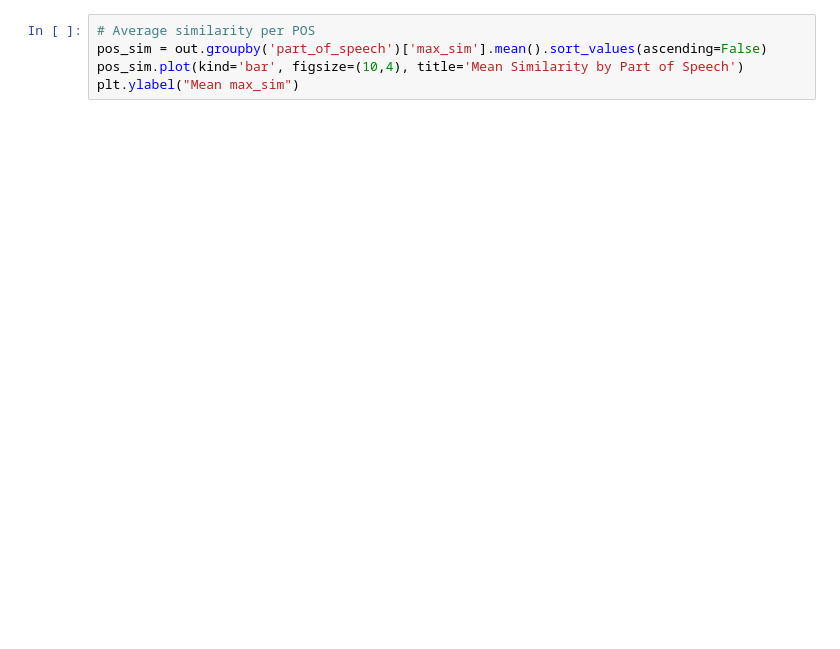
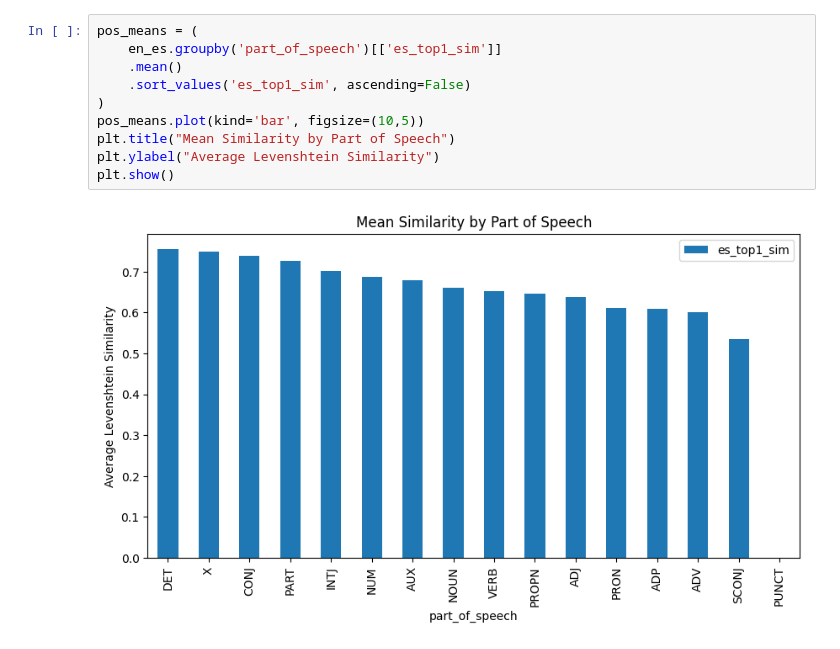
Before and after one commit to Erdos-Projects/fall-2025-developmental-norms-and-language-acquisition, a Jupyter notebook: 01_word_similarities.ipynb, the cells around one changed output. Cells and saved outputs as stored; diff of their text form; blank space fills up the shorter version.

```diff
--- a/01_word_similarities.ipynb
+++ b/01_word_similarities.ipynb
@@ -168,5 +215,12 @@ plt.show()
 # %%
-# Average similarity per POS
-pos_sim = out.groupby('part_of_speech')['max_sim'].mean().sort_values(ascending=False)
-pos_sim.plot(kind='bar', figsize=(10,4), title='Mean Similarity by Part of Speech')
-plt.ylabel("Mean max_sim")
+pos_means = (
+    en_es.groupby('part_of_speech')[['es_top1_sim']]
+    .mean()
+    .sort_values('es_top1_sim', ascending=False)
+)
+pos_means.plot(kind='bar', figsize=(10,5))
+plt.title("Mean Similarity by Part of Speech")
+plt.ylabel("Average Levenshtein Similarity")
+plt.show()
+# %% [output]
+[figure, added]
```
Also changed, not shown: parts of 26 cells of this notebook, 1 other file.
